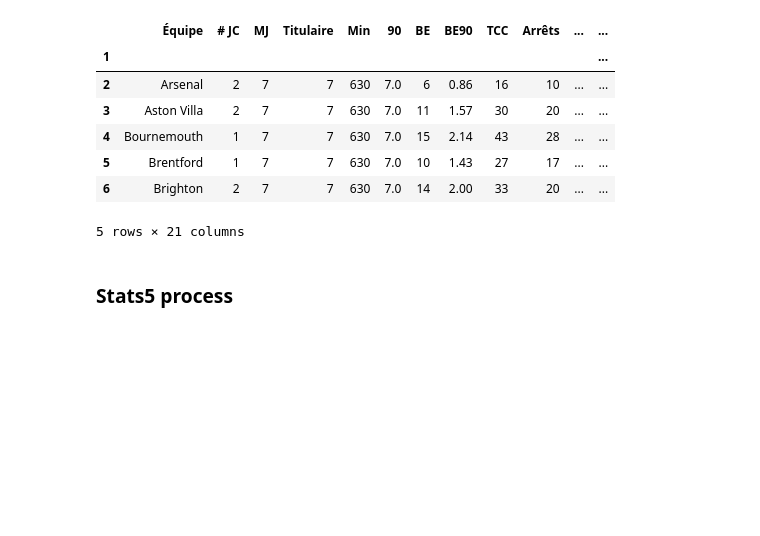
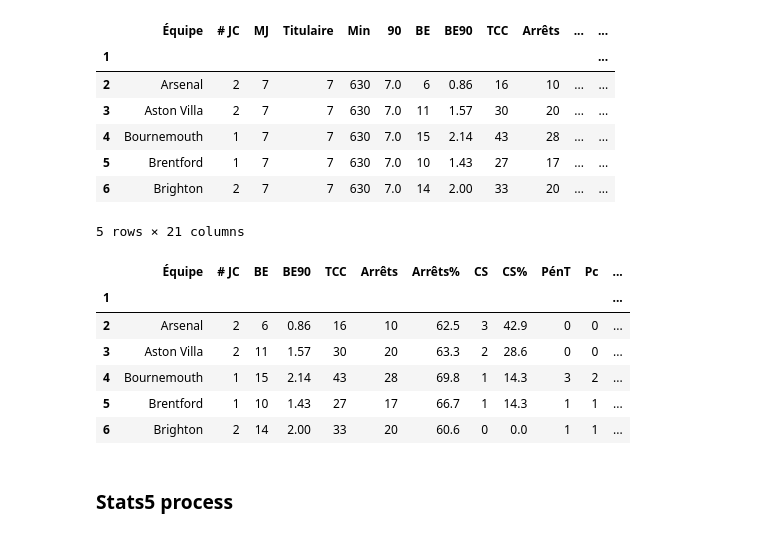
Before and after one commit to DjuloFyro/guru_sport_betting_bot, a Jupyter notebook: model.ipynb, the cells around one changed output. Drawn from its saved outputs; the diff is of its cells as text; code cells hidden in the pictures; blank space fills up the shorter version.

```diff
--- a/model.ipynb
+++ b/model.ipynb
@@ -141,6 +176,18 @@ df_stats4.head()
 | 5 | Brentford | 1 | 7 | 7 | 630 | 7.0 | 10 | 1.43 | 27 | 17 | ... | ... |
 | 6 | Brighton | 2 | 7 | 7 | 630 | 7.0 | 14 | 2.00 | 33 | 20 | ... | ... |
 5 rows × 21 columns
+# %%
+# Drop useless columns
+df_stats4.drop(columns=['MJ', 'Titulaire', 'Min', '90', 'V', 'N', 'D', 'Arrêts%.1'], inplace=True)
+df_stats4.head()
+# %% [output]
+|  | Équipe | # JC | BE | BE90 | TCC | Arrêts | Arrêts% | CS | CS% | PénT | Pc | ... |
+| 1 |  |  |  |  |  |  |  |  |  |  |  | ... |
+| 2 | Arsenal | 2 | 6 | 0.86 | 16 | 10 | 62.5 | 3 | 42.9 | 0 | 0 | ... |
+| 3 | Aston Villa | 2 | 11 | 1.57 | 30 | 20 | 63.3 | 2 | 28.6 | 0 | 0 | ... |
+| 4 | Bournemouth | 1 | 15 | 2.14 | 43 | 28 | 69.8 | 1 | 14.3 | 3 | 2 | ... |
+| 5 | Brentford | 1 | 10 | 1.43 | 27 | 17 | 66.7 | 1 | 14.3 | 1 | 1 | ... |
+| 6 | Brighton | 2 | 14 | 2.00 | 33 | 20 | 60.6 | 0 | 0.0 | 1 | 1 | ... |
 # %% [markdown]
 ### Stats5 process
 # %%
```
Also changed, not shown: parts of 22 cells of this notebook.
